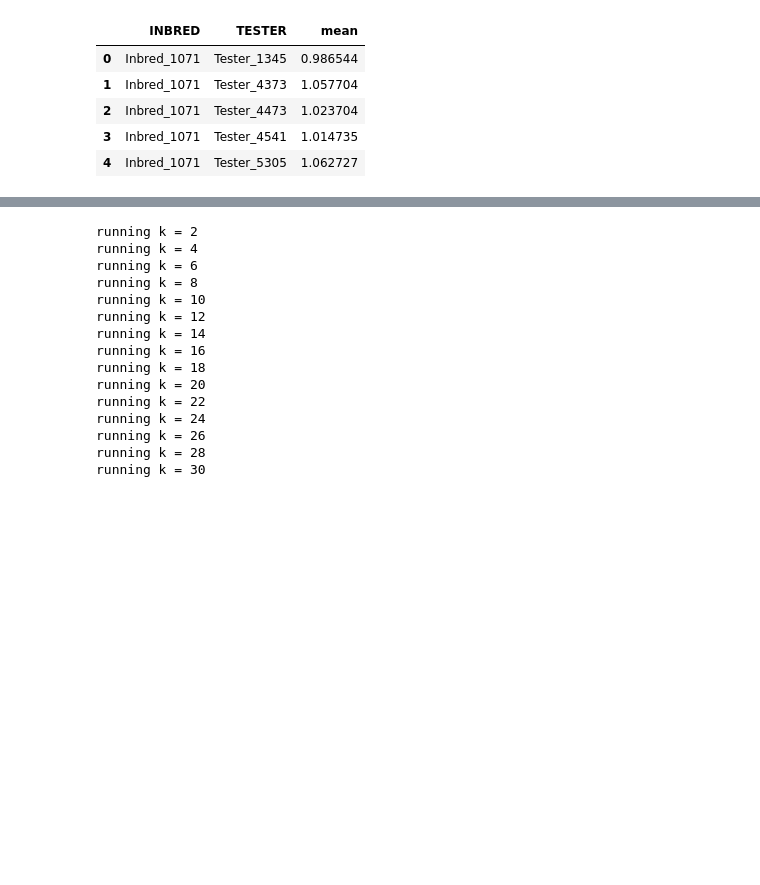
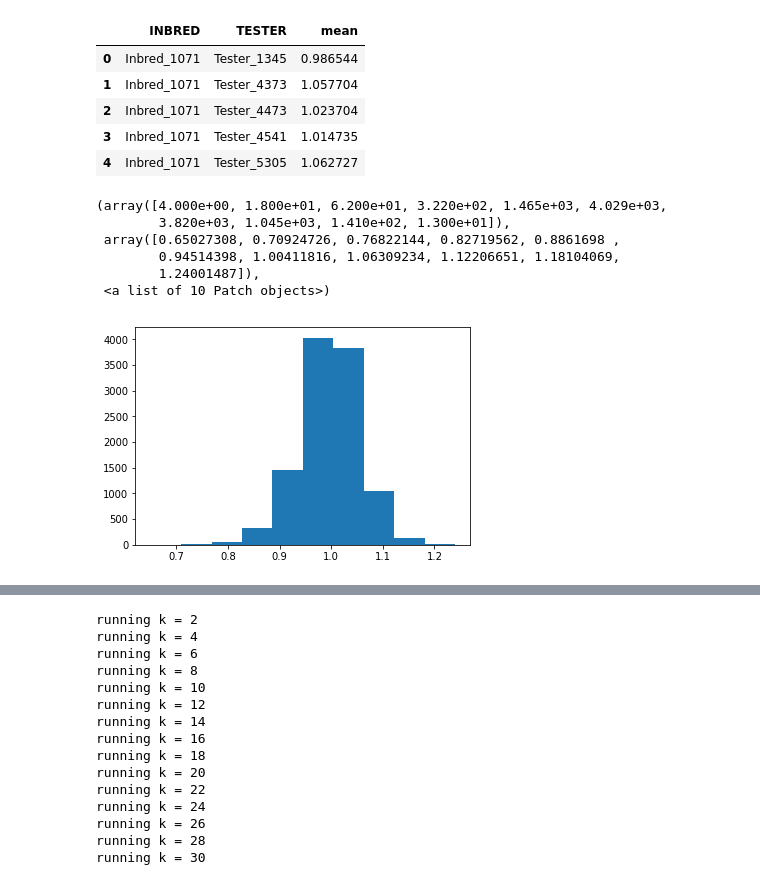
Before and after one commit to MartinBagaram/RecommendationSystem_MF-, a Jupyter notebook: notebooks/syngenta_data_exploration.ipynb, the cells around one changed output, grey strips where cells are left out. Saved outputs shown, nothing was run; the diff lists cells and outputs as text; code cells hidden in the pictures; blank space fills up the shorter version.

```diff
--- a/notebooks/syngenta_data_exploration.ipynb
+++ b/notebooks/syngenta_data_exploration.ipynb
@@ -24,5 +22,5 @@ df = pd.read_csv("CC2020_train_final.csv")
 # %%
-grp_df = pd.read_csv("grouped_data.csv")
+grp_df = pd.read_csv("../data/input/grouped_data.csv")
 grp_df.drop(labels=grp_df.columns[0], axis=1, inplace=True)
 grp_df.head()
 # %% [output]
@@ -32,3 +30,13 @@ grp_df.head()
 | 2 | Inbred_1071 | Tester_4473 | 1.023704 |
 | 3 | Inbred_1071 | Tester_4541 | 1.014735 |
 | 4 | Inbred_1071 | Tester_5305 | 1.062727 |
+# %%
+plt.hist(grp_df['mean'])
+# %% [output]
+(array([4.000e+00, 1.800e+01, 6.200e+01, 3.220e+02, 1.465e+03, 4.029e+03,
+        3.820e+03, 1.045e+03, 1.410e+02, 1.300e+01]),
+ array([0.65027308, 0.70924726, 0.76822144, 0.82719562, 0.8861698 ,
+        0.94514398, 1.00411816, 1.06309234, 1.12206651, 1.18104069,
+        1.24001487]),
+ <a list of 10 Patch objects>)
+[figure, added]
```
Also changed, not shown: parts of 37 cells of this notebook.
